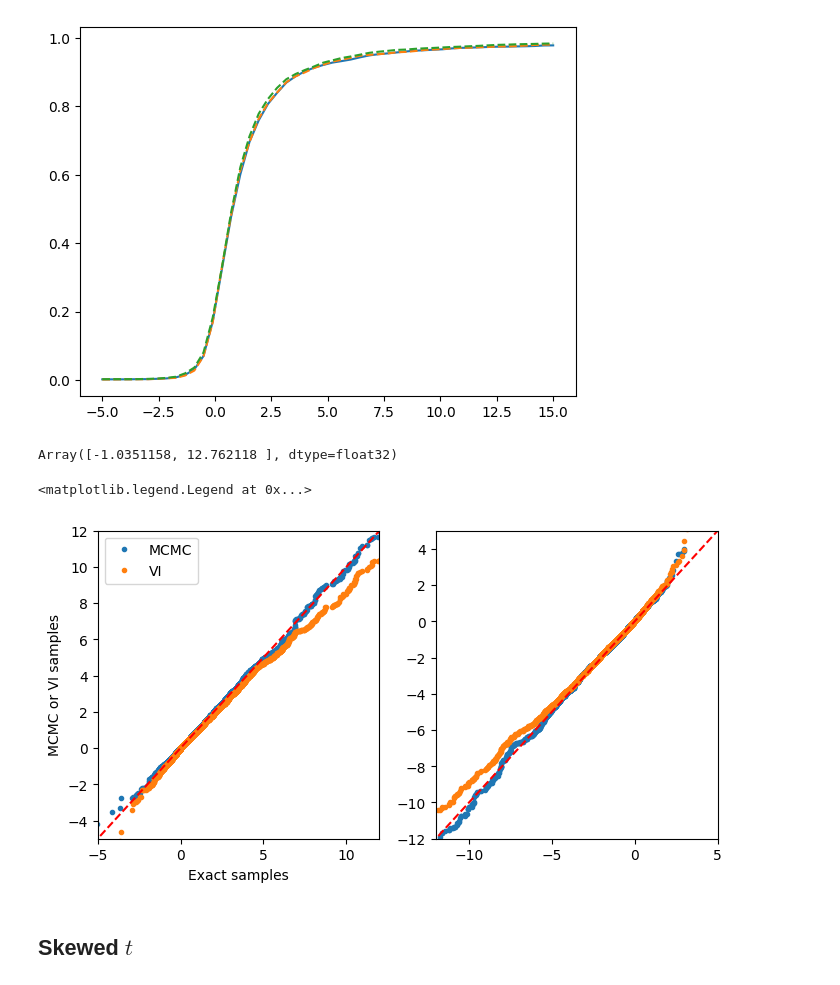
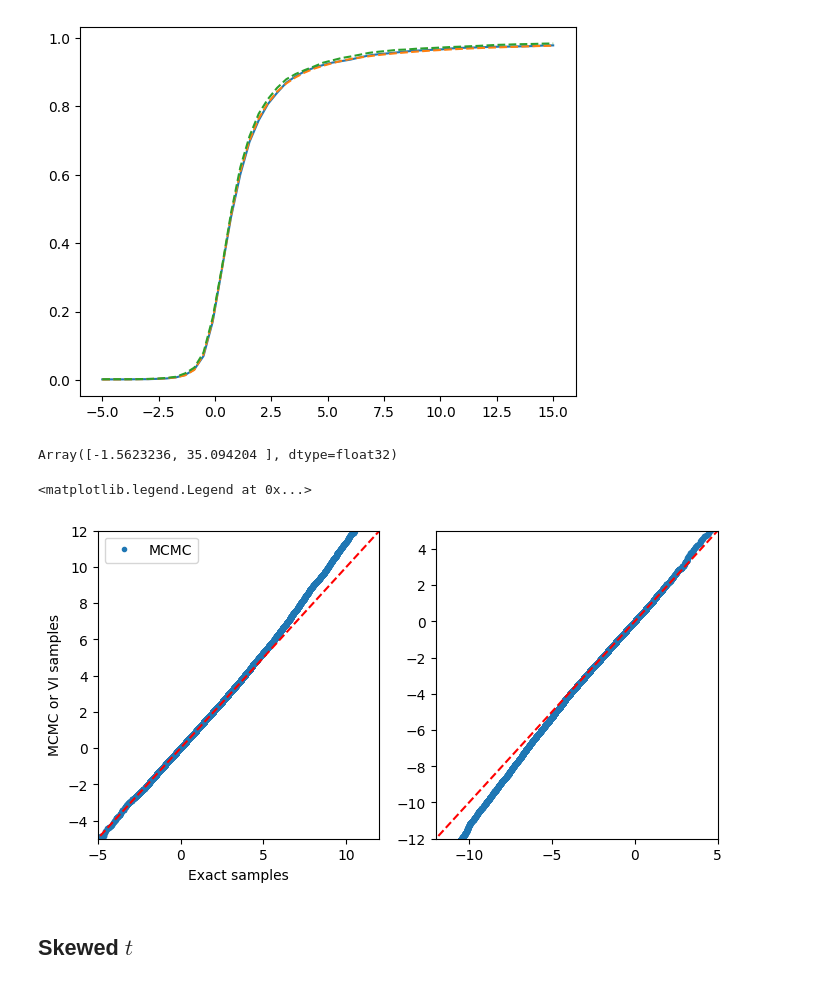
Before and after one commit to liusf15/sub-cauchy-sampler, a Jupyter notebook: experiments/test_scp.ipynb, the cells around one changed output. Drawn from its saved outputs; the diff is of its cells as text; code cells hidden in the pictures.

```diff
--- a/experiments/test_scp.ipynb
+++ b/experiments/test_scp.ipynb
@@ -47,0 +78,2 @@ samples, accept_prob = scp.rwm_bright_side(target_logp, opt_params, seed=1, step
+# %%
+exact_samples = scp.sample(target_params, key, n=mcmc_samples.shape[0])
@@ -47,0 +106,18 @@ samples, accept_prob = scp.rwm_bright_side(target_logp, opt_params, seed=1, step
+# %%
+fig, ax = plt.subplots(1, 2, figsize=(8, 4))
+for i, j in enumerate([0, d-1]):
+    exact_sorted = jnp.sort(exact_samples[:, j])
+    mcmc_sorted = jnp.sort(mcmc_samples[:, j])
+    # vi_sorted = jnp.sort(transformed_samples[:, j])
+    ax[i].plot(exact_sorted, mcmc_sorted, '.', label='MCMC')
+    # ax[i].plot(exact_sorted, vi_sorted, '.', label='VI')
+
+    qs = jnp.quantile(exact_sorted, jnp.array([0.01, 0.99]))
+    ax[i].set_xlim(qs)
+    ax[i].set_ylim(qs)
+    ax[i].plot(qs, qs, 'r--')  # Reference line for y=x
+# ax[1].set_xlim(-12., 5)
+# ax[1].set_ylim(-12., 5)
+ax[0].set_xlabel('Exact samples')
+ax[0].set_ylabel('MCMC or VI samples')
+ax[0].legend()
@@ -108,7 +187,7 @@ plt.show()
 # %%
 logp_sphere = scp.transform_target(target_logp, opt_params)
 
-nsample = 5000
+nsample = 100_000
 burnin = 500
 x0 = jnp.zeros(d+1)
 mcmc_samples_sphere, accepts = rwm_bright_side(logp_sphere, x0, latitude, key=jax.random.key(10), nsample=nsample+burnin, stepsize=0.5)
@@ -139,29 +218,31 @@ plt.plot(xx, [jnp.mean(transformed_samples[:, 0] <= x) for x in xx], ls='--')
 [<matplotlib.lines.Line2D at 0x...>]
 [figure]
 # %%
-jnp.quantile(exact_samples[:, 0], jnp.array([0.025, 0.975]))
+jnp.quantile(exact_samples[:, 0], jnp.array([0.01, 0.99]))
 # %% [output]
-Array([-1.0351158, 12.762118 ], dtype=float32)
+Array([-1.5623236, 35.094204 ], dtype=float32)
+# %%
+exact_samples = scp.sample(target_params, key, n=mcmc_samples.shape[0])
 # %%
 fig, ax = plt.subplots(1, 2, figsize=(8, 4))
 for i, j in enumerate([0, d-1]):
     exact_sorted = jnp.sort(exact_samples[:, j])
     mcmc_sorted = jnp.sort(mcmc_samples[:, j])
-    vi_sorted = jnp.sort(transformed_samples[:, j])
+    # vi_sorted = jnp.sort(transformed_samples[:, j])
     ax[i].plot(exact_sorted, mcmc_sorted, '.', label='MCMC')
-    ax[i].plot(exact_sorted, vi_sorted, '.', label='VI')
+    # ax[i].plot(exact_sorted, vi_sorted, '.', label='VI')
     ax[i].plot([-15, 15], [-15, 15], 'r--')  # Reference line for y=x
 
 ax[0].set_xlim(-5., 12)
 ax[0].set_ylim(-5., 12)
 ax[1].set_xlim(-12., 5)
 ax[1].set_ylim(-12., 5)
 ax[0].set_xlabel('Exact samples')
 ax[0].set_ylabel('MCMC or VI samples')
 ax[0].legend()
 # %% [output]
 <matplotlib.legend.Legend at 0x...>
-[figure, old version]
+[figure, new version]
 # %% [markdown]
 ## Skewed $t$
 # %%
```
Also changed, not shown: parts of 38 cells of this notebook, 3 other files.
